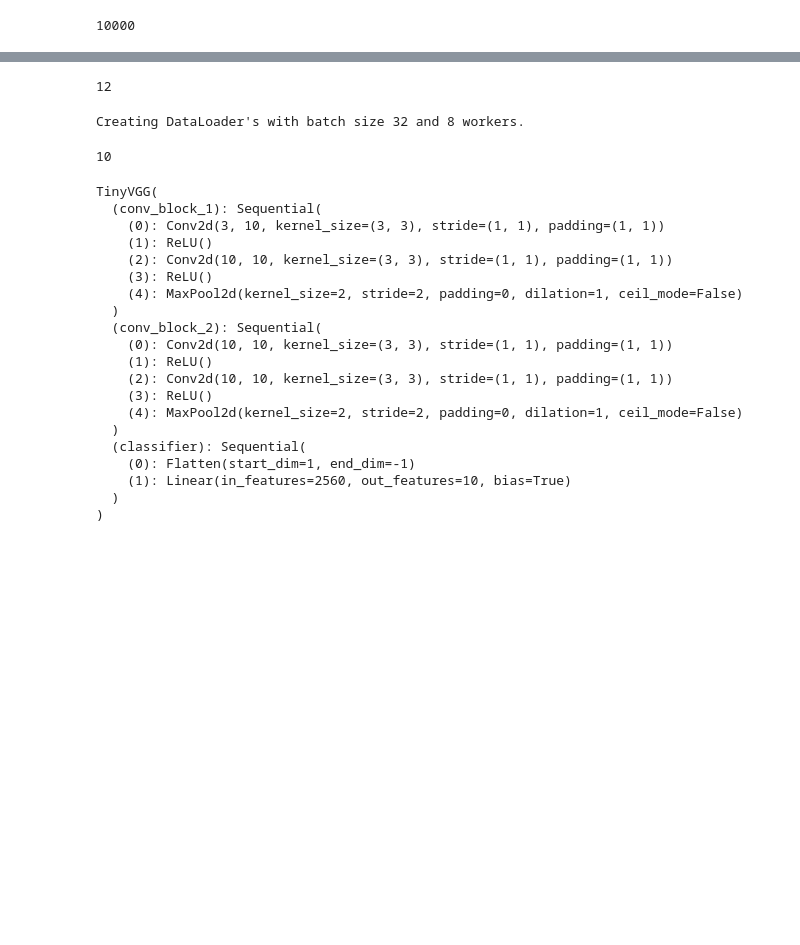
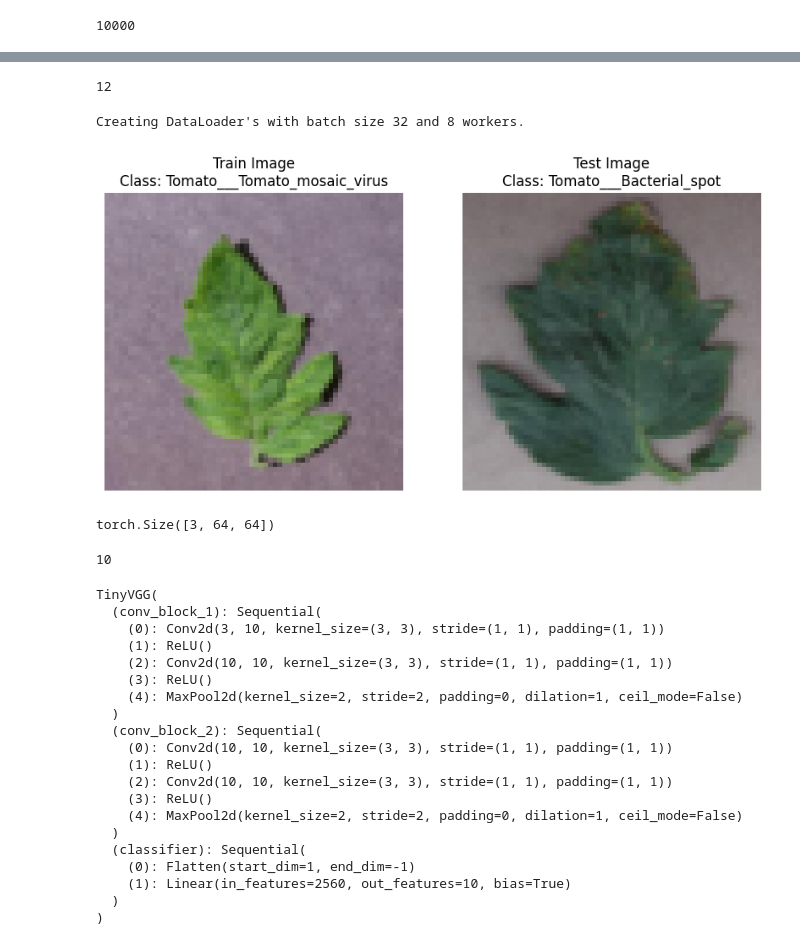
Before and after one commit to shabari48/Learn-DL, a Jupyter notebook: CNN_Leaf_Disease/leafdisease-using-cnn-pytorch.ipynb, the cells around one changed output, grey strips where cells are left out. Saved outputs shown, nothing was run; the diff lists cells and outputs as text; code cells hidden in the pictures; blank space fills up the shorter version.

```diff
--- a/CNN_Leaf_Disease/leafdisease-using-cnn-pytorch.ipynb
+++ b/CNN_Leaf_Disease/leafdisease-using-cnn-pytorch.ipynb
@@ -195,31 +198,54 @@ plot_transformed_images(image_files,
-# %%
- os.cpu_count()
-# %% [output]
-12
+# %%
+os.cpu_count()
+# %% [output]
+12
 # %%
 # 1. Load and transform data
 
 train_data = datasets.ImageFolder(root=TRAIN_DIR, transform=simple_transform)
 test_data = datasets.ImageFolder(root=TEST_DIR, transform=simple_transform)
-
 
 # Setup batch size and number of workers
 BATCH_SIZE = 32
 NUM_WORKERS = 8
 print(f"Creating DataLoader's with batch size {BATCH_SIZE} and {NUM_WORKERS} workers.")
 
 # Create DataLoader's
 train_dataloader = DataLoader(train_data,
                                      batch_size=BATCH_SIZE,
                                      shuffle=True,
                                      num_workers=NUM_WORKERS,pin_memory=True)
 
 test_dataloader = DataLoader(test_data,
                                     batch_size=BATCH_SIZE,
                                     shuffle=False,
                                     num_workers=NUM_WORKERS,pin_memory=True)
+
+# Get the first batch from each dataloader
+train_features, train_labels = next(iter(train_dataloader))
+test_features, test_labels = next(iter(test_dataloader))
+
+# Plot the first image from each dataloader
+fig, axes = plt.subplots(1, 2, figsize=(10, 5))
+
+# Train image
+axes[0].imshow(train_features[0].permute(1, 2, 0))
+axes[0].set_title(f"Train Image\nClass: {CLASSES[train_labels[0]]}")
+axes[0].axis("off")
+
+# Test image
+axes[1].imshow(test_features[0].permute(1, 2, 0))
+axes[1].set_title(f"Test Image\nClass: {CLASSES[test_labels[0]]}")
+axes[1].axis("off")
+
+plt.show()
 # %% [output]
 Creating DataLoader's with batch size 32 and 8 workers.
+[figure, added]
+# %%
+test_features[0].shape
+# %% [output]
+torch.Size([3, 64, 64])
 # %%
 class TinyVGG(nn.Module):
     """
```
Also changed, not shown: parts of 4 cells of this notebook, 6 other files.
